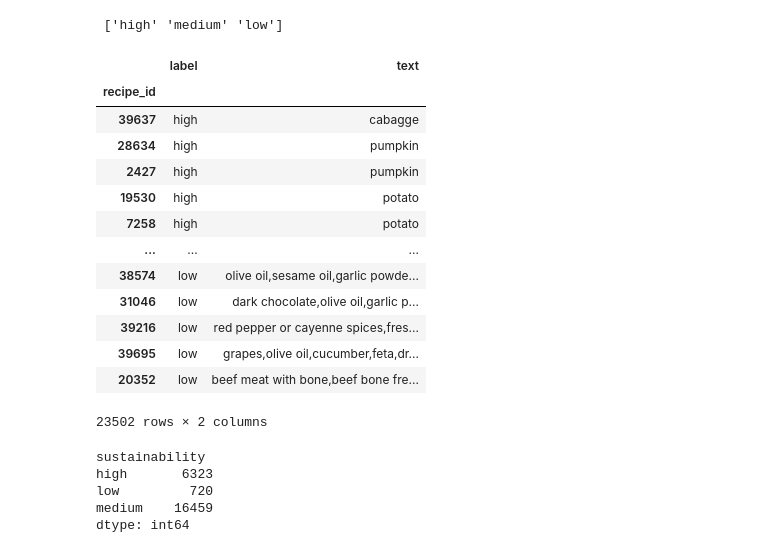
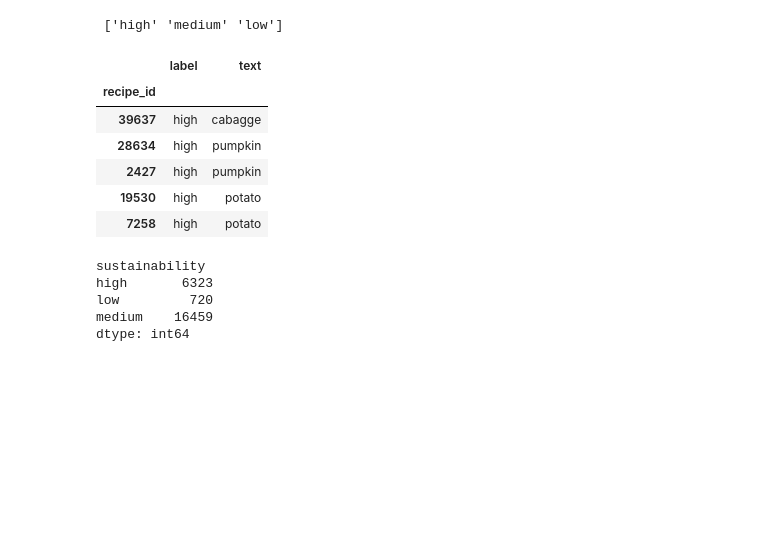
Before and after one commit to swapUniba/FoodPrintDB-Database-Completion, a Jupyter notebook: Sustainable Food Recommender Demo/roberta-base classification.ipynb, the cells around one changed output. Saved outputs shown, nothing was run; the diff lists cells and outputs as text; code cells hidden in the pictures; blank space fills up the shorter version.

```diff
--- a/Sustainable Food Recommender Demo/roberta-base classification.ipynb
+++ b/Sustainable Food Recommender Demo/roberta-base classification.ipynb
@@ -41,28 +41,20 @@ print('\n',valori_unici)
 # %%
 import numpy as np
 
 rec_perc = recipes.loc[:, ["title","ingredients", "sustainability"]].copy()
 # rec_perc['text'] = rec_perc['title'] + ' ' + rec_perc['ingredients']
 rec_perc['text'] = rec_perc['ingredients']
 rec_perc.drop(['title', 'ingredients'], axis=1, inplace=True)
 rec_perc.rename(columns={'sustainability': 'label'}, inplace=True)
 rec_ft = rec_perc
-display(rec_perc)
 # %% [output]
 |  | label | text |
 | recipe_id |  |  |
 | 39637 | high | cabagge |
 | 28634 | high | pumpkin |
 | 2427 | high | pumpkin |
 | 19530 | high | potato |
 | 7258 | high | potato |
-| ... | ... | ... |
-| 38574 | low | olive oil,sesame oil,garlic powde... |
-| 31046 | low | dark chocolate,olive oil,garlic p... |
-| 39216 | low | red pepper or cayenne spices,fres... |
-| 39695 | low | grapes,olive oil,cucumber,feta,dr... |
-| 20352 | low | beef meat with bone,beef bone fre... |
-23502 rows × 2 columns
 # %%
 recipes.groupby("sustainability").size().plot.bar()
 recipes.groupby("sustainability").size()
```
Also changed, not shown: parts of 14 cells of this notebook.
